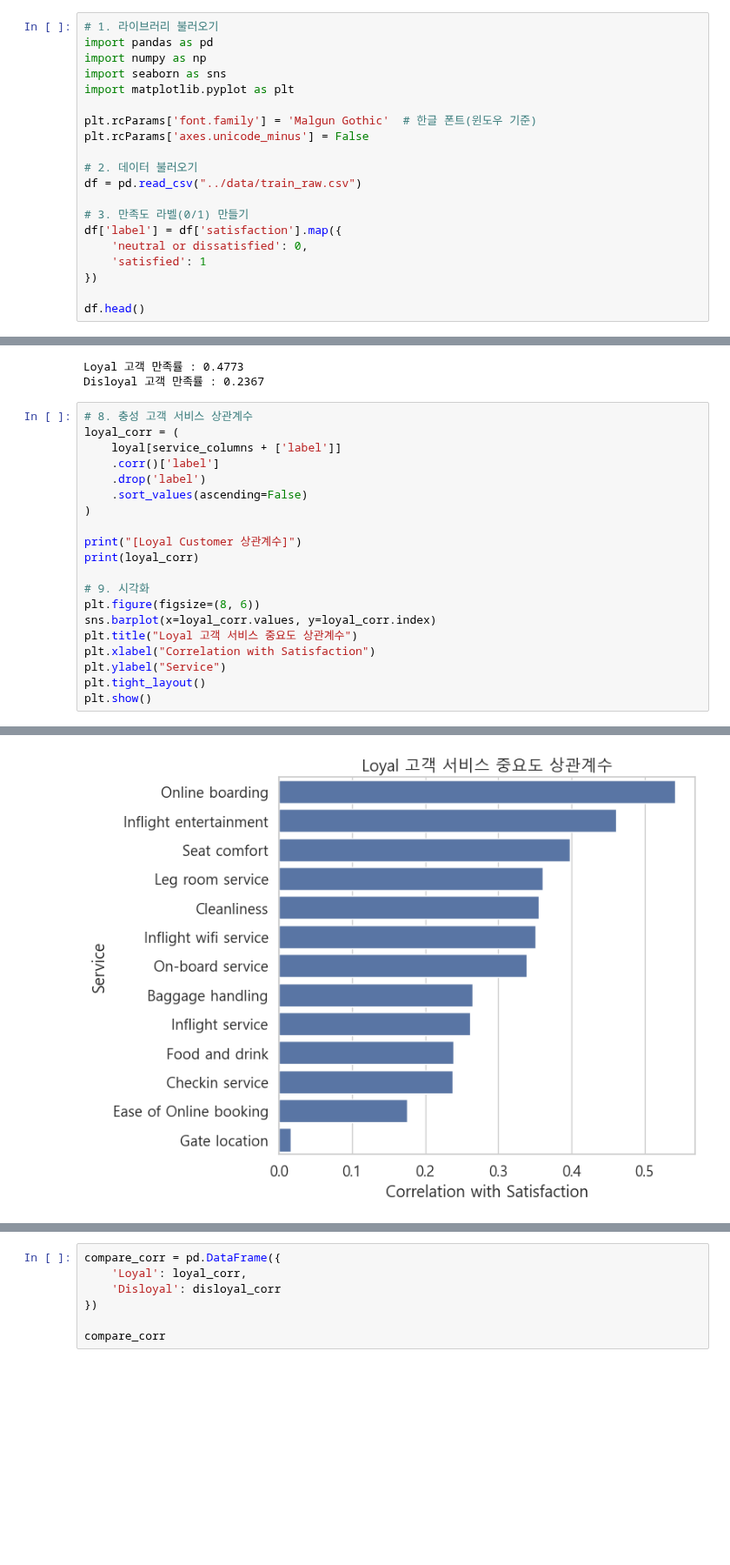
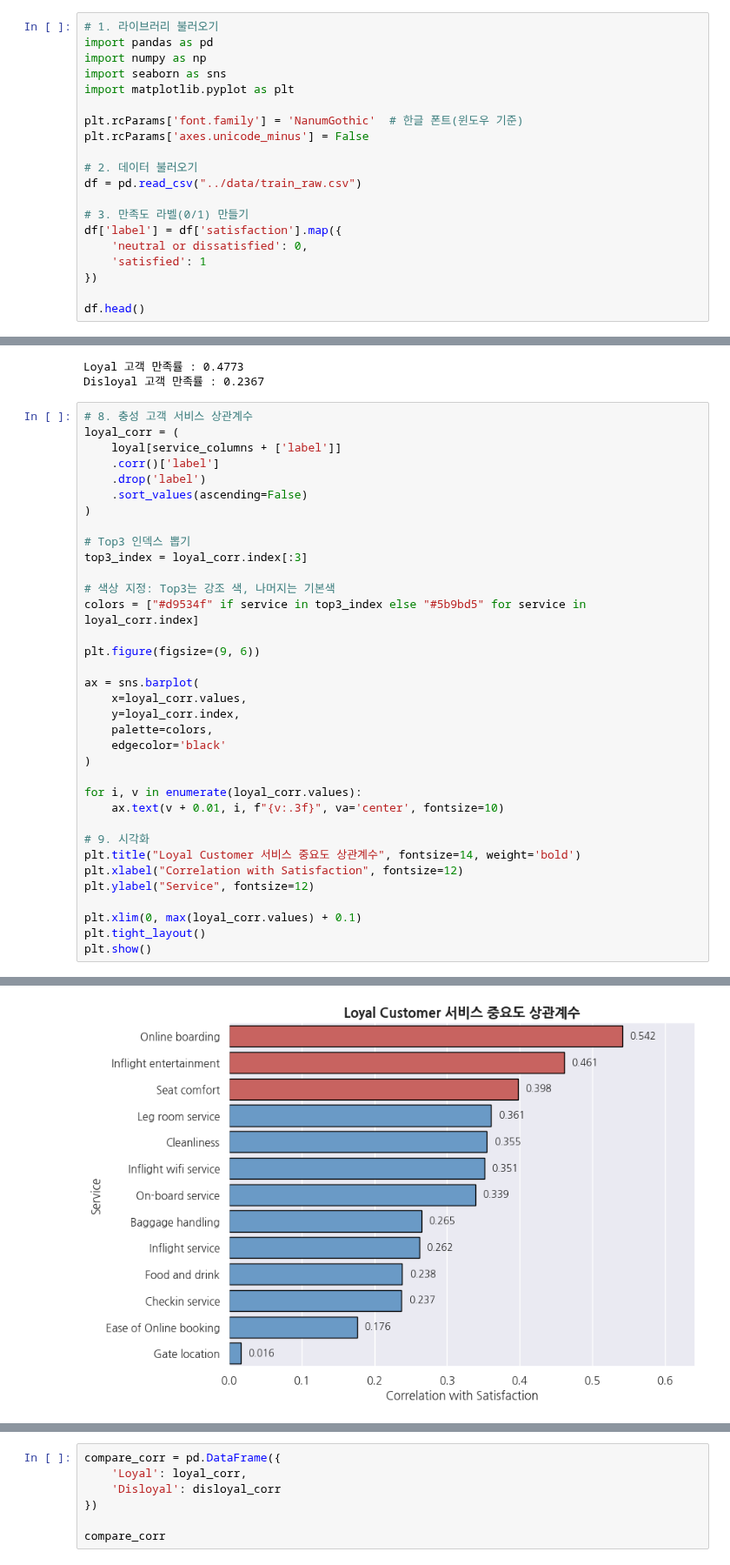
Before and after one commit to MJU-SDA7-2025/Airline-Passenger-Satisfaction, a Jupyter notebook: Loyal_Customer_Analysis/CustomerType.ipynb, the cells around one changed output, grey strips where cells are left out. Shown at 87% size. Saved outputs shown, nothing was run; the diff lists cells and outputs as text; blank space fills up the shorter version.

```diff
--- a/Loyal_Customer_Analysis/CustomerType.ipynb
+++ b/Loyal_Customer_Analysis/CustomerType.ipynb
@@ -5,7 +5,7 @@ import numpy as np
 import seaborn as sns
 import matplotlib.pyplot as plt
 
-plt.rcParams['font.family'] = 'Malgun Gothic'  # 한글 폰트(윈도우 기준)
+plt.rcParams['font.family'] = 'NanumGothic'  # 한글 폰트(윈도우 기준)
 plt.rcParams['axes.unicode_minus'] = False
 
 # 2. 데이터 불러오기
@@ -78,15 +118,30 @@ loyal_corr = (
     .sort_values(ascending=False)
 )
 
-print("[Loyal Customer 상관계수]")
-print(loyal_corr)
+# Top3 인덱스 뽑기
+top3_index = loyal_corr.index[:3]
+
+# 색상 지정: Top3는 강조 색, 나머지는 기본색
+colors = ["#d9534f" if service in top3_index else "#5b9bd5" for service in loyal_corr.index]
+
+plt.figure(figsize=(9, 6))
+
+ax = sns.barplot(
+    x=loyal_corr.values,
+    y=loyal_corr.index,
+    palette=colors,
+    edgecolor='black'
+)
+
+for i, v in enumerate(loyal_corr.values):
+    ax.text(v + 0.01, i, f"{v:.3f}", va='center', fontsize=10)
 
 # 9. 시각화
-plt.figure(figsize=(8, 6))
-sns.barplot(x=loyal_corr.values, y=loyal_corr.index)
-plt.title("Loyal 고객 서비스 중요도 상관계수")
-plt.xlabel("Correlation with Satisfaction")
-plt.ylabel("Service")
+plt.title("Loyal Customer 서비스 중요도 상관계수", fontsize=14, weight='bold')
+plt.xlabel("Correlation with Satisfaction", fontsize=12)
+plt.ylabel("Service", fontsize=12)
+
+plt.xlim(0, max(loyal_corr.values) + 0.1)
 plt.tight_layout()
 plt.show()
 # %% [output]
@@ -108,4 +151,4 @@ Name: label, dtype: float64
-[figure, old version]
+[figure, new version]
 # %%
 # 10. 비충성 고객 서비스 상관계수
 disloyal_corr = (
```
Also changed, not shown: parts of 7 cells of this notebook, 2 other files.
